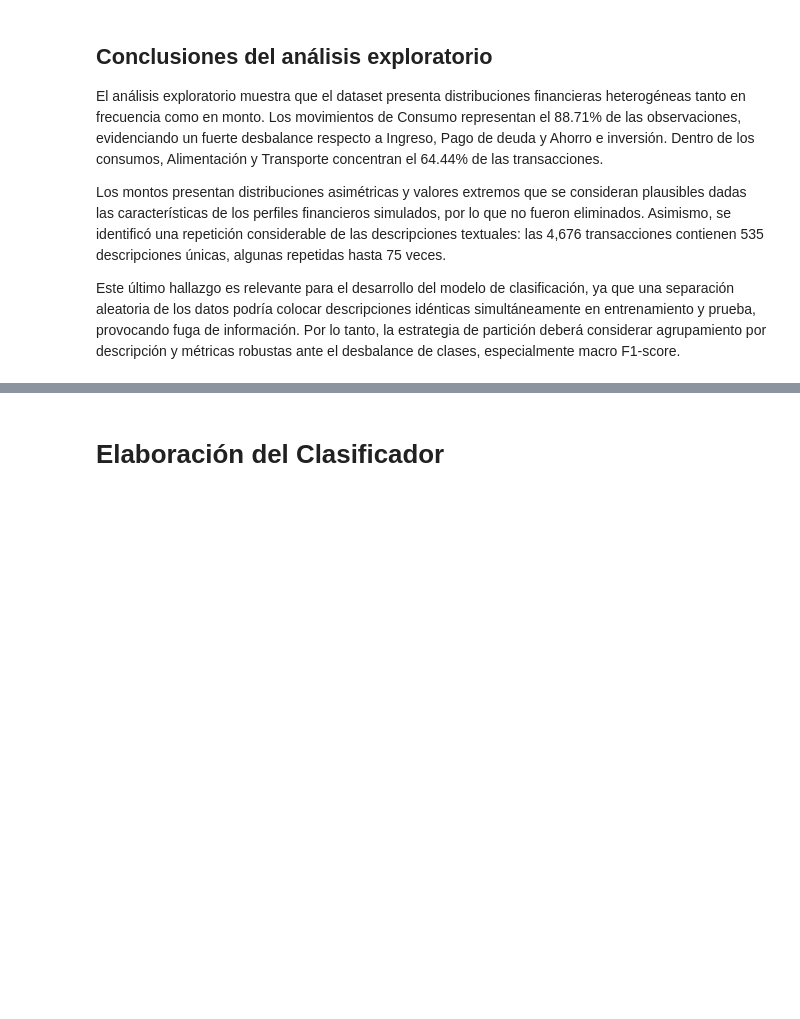
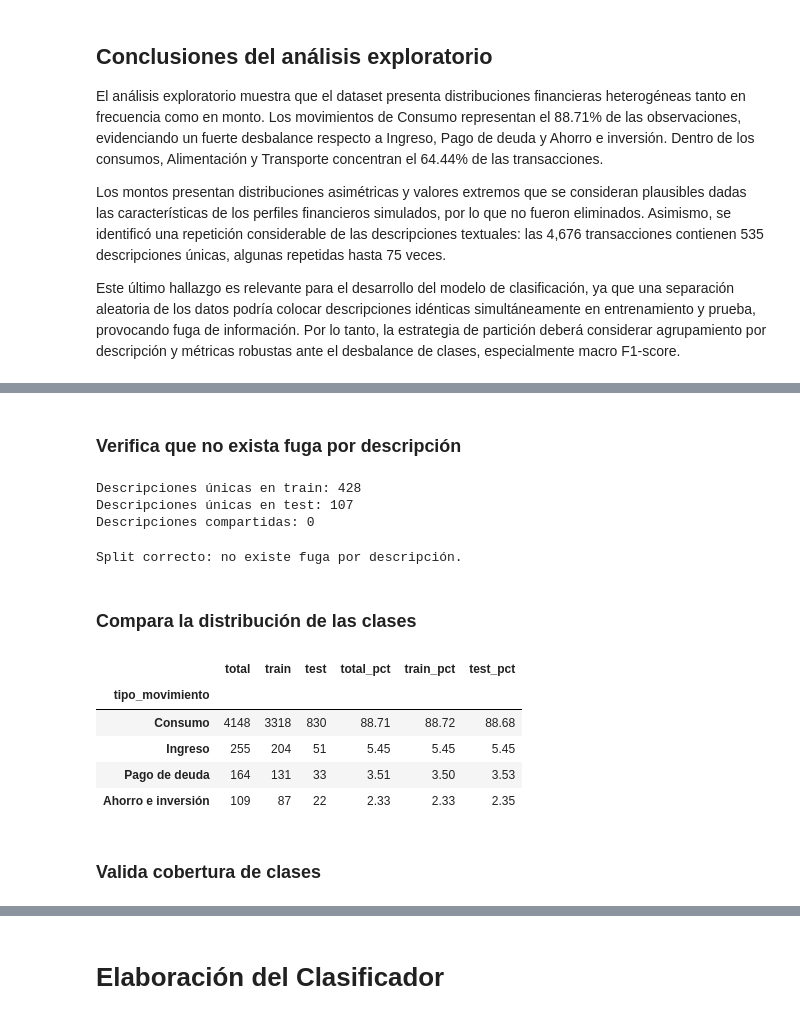
Before and after one commit to No-Country-simulation/Hackathon-G9-LATAM-Team-68, a Jupyter notebook: ciencia-de-datos/cuaderno_trabajo.ipynb, the cells around one changed output, grey strips where cells are left out. Drawn from its saved outputs; the diff is of its cells as text; code cells hidden in the pictures; blank space fills up the shorter version.

```diff
--- a/ciencia-de-datos/cuaderno_trabajo.ipynb
+++ b/ciencia-de-datos/cuaderno_trabajo.ipynb
@@ -1143,0 +1226,16 @@ Este último hallazgo es relevante para el desarrollo del modelo de clasificaci
+# %%
+columnas_tarea_movimiento = [
+    "user_id",
+    "descripcion",
+    "descripcion_limpia",
+    "tipo_movimiento"
+]
+
+datos_movimiento = df[
+    columnas_tarea_movimiento
+].copy()
+
+print("Registros:", len(datos_movimiento))
+print("Descripciones únicas:", datos_movimiento["descripcion_limpia"].nunique())
+
+datos_movimiento.head()
@@ -1170,0 +1344,43 @@ conteo_movimientos
+# %% [markdown]
+### **Verifica que no exista fuga por descripción**
+# %%
+descripciones_train_movimiento = set(
+    train_movimiento["descripcion_limpia"]
+)
+
+descripciones_test_movimiento = set(
+    test_movimiento["descripcion_limpia"]
+)
+
+descripciones_compartidas_movimiento = (
+    descripciones_train_movimiento
+    .intersection(descripciones_test_movimiento)
+)
+
+print(
+    "Descripciones únicas en train:",
+    len(descripciones_train_movimiento)
+)
+
+print(
+    "Descripciones únicas en test:",
+    len(descripciones_test_movimiento)
+)
+
+print(
+    "Descripciones compartidas:",
+    len(descripciones_compartidas_movimiento)
+)
+# %% [output]
+Descripciones únicas en train: 428
+Descripciones únicas en test: 107
+Descripciones compartidas: 0
+# %%
+#validación automática
+assert len(descripciones_compartidas_movimiento) == 0
+
+print("Split correcto: no existe fuga por descripción.")
+# %% [output]
+Split correcto: no existe fuga por descripción.
+# %% [markdown]
+### **Compara la distribución de las clases**
@@ -1170,0 +1436,18 @@ conteo_movimientos
+# %%
+distribucion_movimiento = comparar_distribuciones(
+    datos_completos=datos_movimiento,
+    datos_train=train_movimiento,
+    datos_test=test_movimiento,
+    columna_objetivo="tipo_movimiento"
+)
+
+distribucion_movimiento
+# %% [output]
+|  | total | train | test | total_pct | train_pct | test_pct |
+| tipo_movimiento |  |  |  |  |  |  |
+| Consumo | 4148 | 3318 | 830 | 88.71 | 88.72 | 88.68 |
+| Ingreso | 255 | 204 | 51 | 5.45 | 5.45 | 5.45 |
+| Pago de deuda | 164 | 131 | 33 | 3.51 | 3.50 | 3.53 |
+| Ahorro e inversión | 109 | 87 | 22 | 2.33 | 2.33 | 2.35 |
+# %% [markdown]
+### **Valida cobertura de clases**
```
Also changed, not shown: parts of 149 cells of this notebook.
